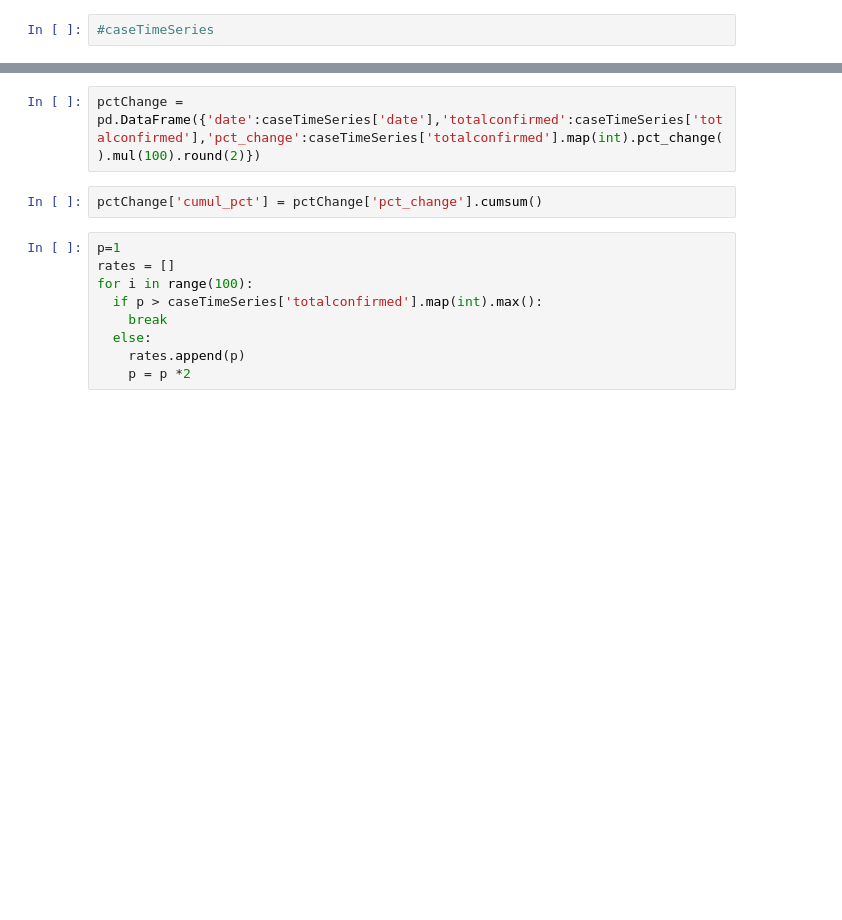
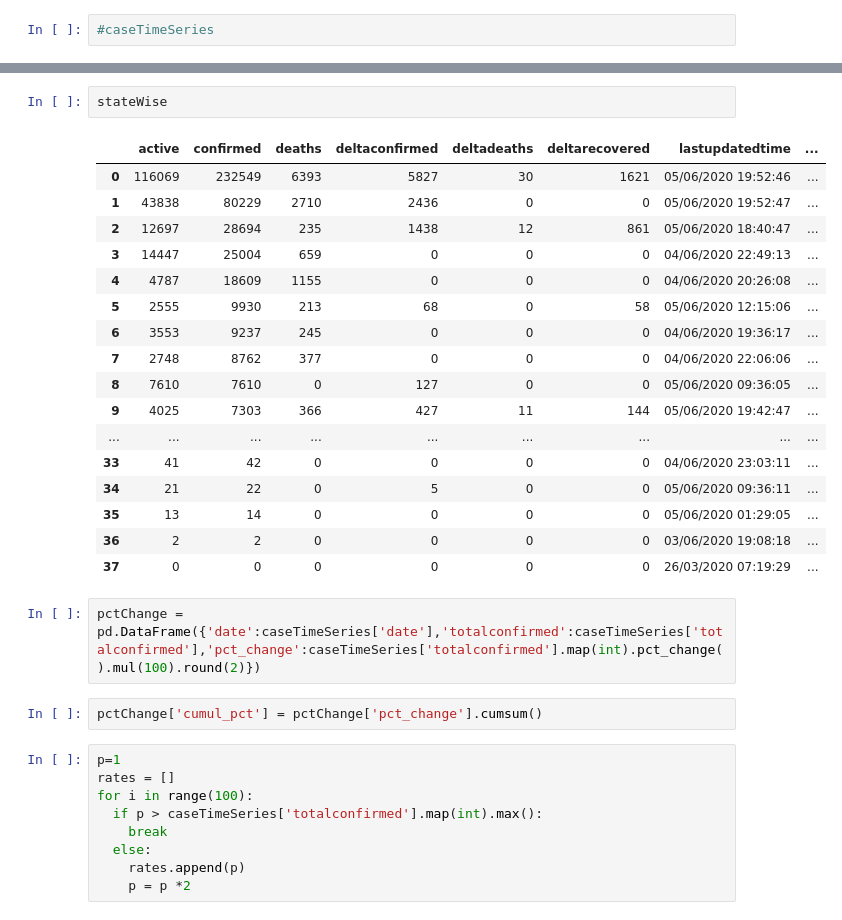
Before and after one commit to phanikiran99/kaggle, a Jupyter notebook: EDA_Covid19India.ipynb, the cells around one changed output, grey strips where cells are left out. Drawn from its saved outputs; the diff is of its cells as text; blank space fills up the shorter version.

```diff
--- a/EDA_Covid19India.ipynb
+++ b/EDA_Covid19India.ipynb
@@ -63,3 +56,23 @@ caseTimeSeries.head()
+# %%
+stateWise
+# %% [output]
+|  | active | confirmed | deaths | deltaconfirmed | deltadeaths | deltarecovered | lastupdatedtime | ... |
+| 0 | 116069 | 232549 | 6393 | 5827 | 30 | 1621 | 05/06/2020 19:52:46 | ... |
+| 1 | 43838 | 80229 | 2710 | 2436 | 0 | 0 | 05/06/2020 19:52:47 | ... |
+| 2 | 12697 | 28694 | 235 | 1438 | 12 | 861 | 05/06/2020 18:40:47 | ... |
+| 3 | 14447 | 25004 | 659 | 0 | 0 | 0 | 04/06/2020 22:49:13 | ... |
+| 4 | 4787 | 18609 | 1155 | 0 | 0 | 0 | 04/06/2020 20:26:08 | ... |
+| 5 | 2555 | 9930 | 213 | 68 | 0 | 58 | 05/06/2020 12:15:06 | ... |
+| 6 | 3553 | 9237 | 245 | 0 | 0 | 0 | 04/06/2020 19:36:17 | ... |
+| 7 | 2748 | 8762 | 377 | 0 | 0 | 0 | 04/06/2020 22:06:06 | ... |
+| 8 | 7610 | 7610 | 0 | 127 | 0 | 0 | 05/06/2020 09:36:05 | ... |
+| 9 | 4025 | 7303 | 366 | 427 | 11 | 144 | 05/06/2020 19:42:47 | ... |
+| ... | ... | ... | ... | ... | ... | ... | ... | ... |
+| 33 | 41 | 42 | 0 | 0 | 0 | 0 | 04/06/2020 23:03:11 | ... |
+| 34 | 21 | 22 | 0 | 5 | 0 | 0 | 05/06/2020 09:36:11 | ... |
+| 35 | 13 | 14 | 0 | 0 | 0 | 0 | 05/06/2020 01:29:05 | ... |
+| 36 | 2 | 2 | 0 | 0 | 0 | 0 | 03/06/2020 19:08:18 | ... |
+| 37 | 0 | 0 | 0 | 0 | 0 | 0 | 26/03/2020 07:19:29 | ... |
 # %%
 pctChange = pd.DataFrame({'date':caseTimeSeries['date'],'totalconfirmed':caseTimeSeries['totalconfirmed'],'pct_change':caseTimeSeries['totalconfirmed'].map(int).pct_change().mul(100).round(2)})
 # %%
```
Also changed, not shown: parts of 12 cells of this notebook.
